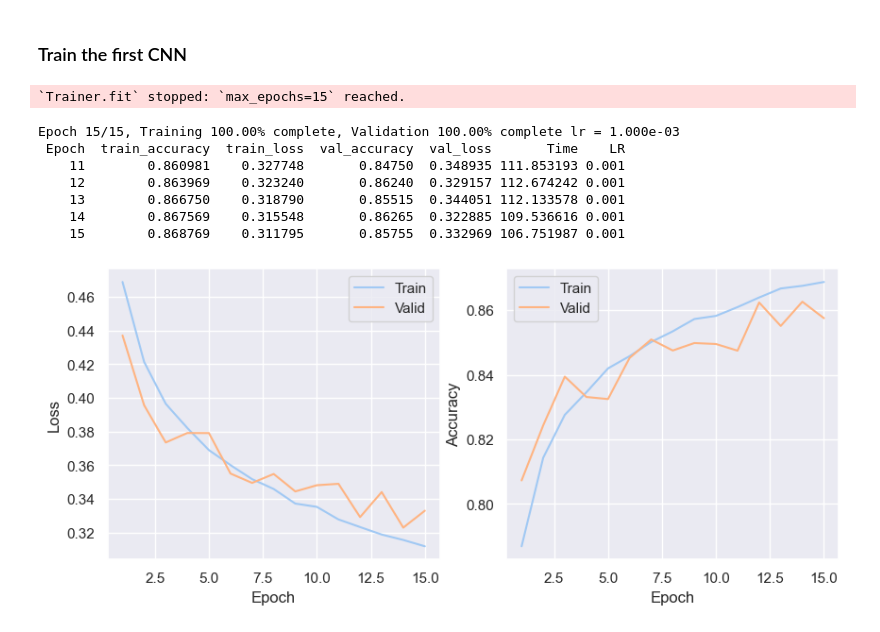
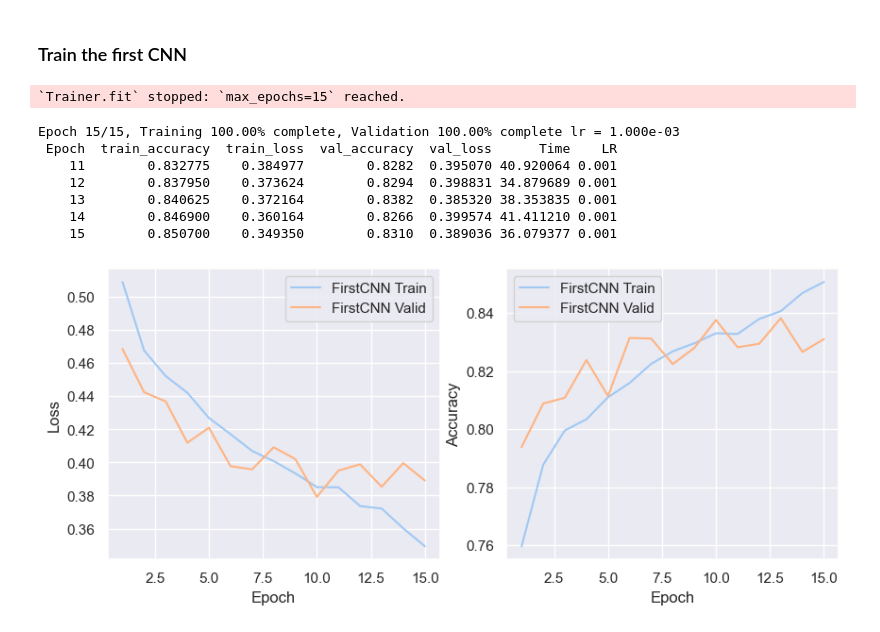
Before and after one commit to DataScienceUWL/MTH480_Deep_Learning, a Jupyter notebook: Week_11/Day 21/Solutions - Project Part 1 - Cancer_Detect.ipynb, the cells around one changed output. Saved outputs shown, nothing was run; the diff lists cells and outputs as text; code cells hidden in the pictures.

```diff
--- a/Week_11/Day 21/Solutions - Project Part 1 - Cancer_Detect.ipynb
+++ b/Week_11/Day 21/Solutions - Project Part 1 - Cancer_Detect.ipynb
@@ -165,7 +57,7 @@ def load_and_split_data(source_dir, csv_file_name, sample_size, proportions, see
 
     # Load the CSV file
     source_dir = Path(source_dir)
-    csv_path = source_dir / csv_file_name
+    csv_path = csv_file_name
     df = pd.read_csv(csv_path)
 
     # Sample the DataFrame
@@ -186,8 +78,10 @@ def load_and_split_data(source_dir, csv_file_name, sample_size, proportions, see
     else:
         raise ValueError("Proportions tuple must have either two or three elements")
 # %%
-# use data_directory and csv_file defined previously
-sample_size = 200000
+data_directory = './histo_cropped'
+csv_file = data_directory+'/labels.csv'
+
+sample_size = 50000 # use None for all data
 proportions = (0.8, 0.1, 0.1)  # For a three-way split
 # proportions = (0.8, 0.2)  # Uncomment for a two-way split
 random_seed = 42
@@ -199,16 +93,17 @@ train_df, valid_df, test_df = load_and_split_data(data_directory, csv_file, samp
 ### Make a custom dataset class
 # %%
 class CancerDataset(Dataset):
-    def __init__(self, source_dir, dataframe, transform=None):
+    def __init__(self, dataframe, root_dir, transform=None):
         """
         Args:
-            source_dir (string): Directory with all the tiff images.
             dataframe (pandas.DataFrame): DataFrame with 'id' and 'label'.
+            root_dir (string): Root directory with all the images.
             transform (callable, optional): Optional transform to be applied on a sample.
         """
-        self.source_dir = source_dir
         self.dataframe = dataframe
+        self.root_dir = root_dir
         self.transform = transform
+        self.images_dir = os.path.join(root_dir, 'images')  # Folder containing images
 
     def __len__(self):
         return len(self.dataframe)
@@ -217,9 +112,11 @@ class CancerDataset(Dataset):
         if torch.is_tensor(idx):
             idx = idx.tolist()
 
-        img_name = f"{self.source_dir}/{self.dataframe.iloc[idx, 0]}.tif"
-        image = Image.open(img_name)
-        label = np.float32(self.dataframe.iloc[idx, 1])
+        # Construct the full path to the image
+        img_name = f"{self.dataframe.iloc[idx]['id']}.tif"
+        img_path = os.path.join(self.images_dir, img_name)
+        image = Image.open(img_path)
+        label = np.float32(self.dataframe.iloc[idx]['label'])
 
         if self.transform:
             image = self.transform(image)
@@ -251,8 +148,7 @@ test_transform = valid_transform
 # %%
-images_directory = data_directory + '/images'
-train_dataset = CancerDataset(images_directory, train_df, train_transform)
-valid_dataset = CancerDataset(images_directory, valid_df, valid_transform)
-test_dataset = CancerDataset(images_directory, test_df, test_transform)
+train_dataset = CancerDataset(train_df, data_directory, train_transform)
+valid_dataset = CancerDataset(valid_df, data_directory, valid_transform)
+test_dataset = CancerDataset(test_df, data_directory, test_transform)
 # %% [markdown]
 ### Build the Dataloaders
 # %%
@@ -312,26 +208,26 @@ firstcnn_results_df = train_model(model, loss_function,
 # %% [output]
 `Trainer.fit` stopped: `max_epochs=15` reached.
 Epoch 15/15, Training 100.00% complete, Validation 100.00% complete lr = 1.000e-03
- Epoch  train_accuracy  train_loss  val_accuracy  val_loss       Time    LR
-    11        0.860981    0.327748       0.84750  0.348935 111.853193 0.001
-    12        0.863969    0.323240       0.86240  0.329157 112.674242 0.001
-    13        0.866750    0.318790       0.85515  0.344051 112.133578 0.001
-    14        0.867569    0.315548       0.86265  0.322885 109.536616 0.001
-    15        0.868769    0.311795       0.85755  0.332969 106.751987 0.001
+ Epoch  train_accuracy  train_loss  val_accuracy  val_loss      Time    LR
+    11        0.832775    0.384977        0.8282  0.395070 40.920064 0.001
+    12        0.837950    0.373624        0.8294  0.398831 34.879689 0.001
+    13        0.840625    0.372164        0.8382  0.385320 38.353835 0.001
+    14        0.846900    0.360164        0.8266  0.399574 41.411210 0.001
+    15        0.850700    0.349350        0.8310  0.389036 36.079377 0.001
 # %%
 def make_plots(label_df_dict):
     fig,ax = plt.subplots(1,2,figsize=(10,4))
     for label,df in label_df_dict.items():
-        sns.lineplot(x='Epoch',y='train_loss',data=df,label='Train',ax=ax[0]);
-        sns.lineplot(x='Epoch',y='val_loss',data=df,label='Valid',ax=ax[0]);
+        sns.lineplot(x='Epoch',y='train_loss',data=df,label=f'{label} Train',ax=ax[0]);
+        sns.lineplot(x='Epoch',y='val_loss',data=df,label=f'{label} Valid',ax=ax[0]);
         ax[0].set_ylabel('Loss')
     for label,df in label_df_dict.items():
-        sns.lineplot(x='Epoch',y='train_accuracy',data=df,label='Train',ax=ax[1]);
-        sns.lineplot(x='Epoch',y='val_accuracy',data=df,label='Valid',ax=ax[1]);
+        sns.lineplot(x='Epoch',y='train_accuracy',data=df,label=f'{label} Train',ax=ax[1]);
+        sns.lineplot(x='Epoch',y='val_accuracy',data=df,label=f'{label} Valid',ax=ax[1]);
         ax[1].set_ylabel('Accuracy')
 
 
-results_dict = {'FirstCNN':firstcnn_results_df}
+results_dict = {'FirstCNN':firstcnn_results_df} # can add more dataframes in this dict to compare results
 make_plots(results_dict)
 # %% [output]
-[figure, old version]
+[figure, new version]
```
Also changed, not shown: parts of 26 cells of this notebook, 1 other file.
